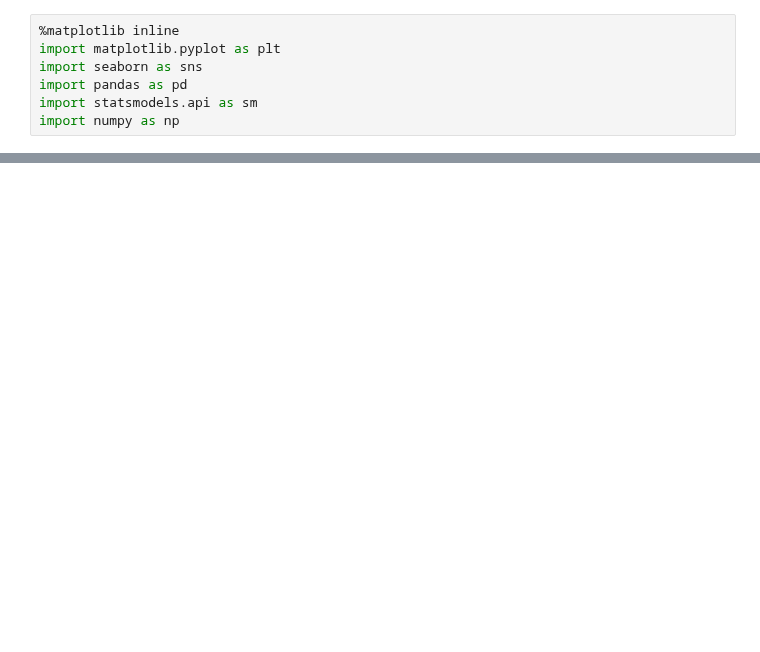
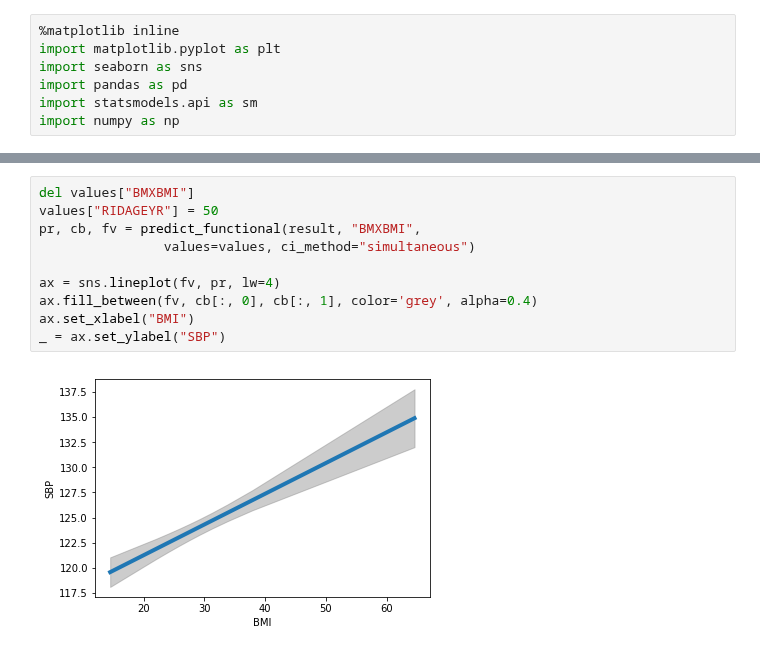
Before and after one commit to kshedden/statswpy_temp, a Jupyter notebook: week3_nhanes.ipynb, the cells around one changed output, grey strips where cells are left out. Drawn from its saved outputs; the diff is of its cells as text; blank space fills up the shorter version.

```diff
--- a/week3_nhanes.ipynb
+++ b/week3_nhanes.ipynb
@@ -484,0 +419,12 @@ but this should become a possibility in the near future.
+# %%
+del values["BMXBMI"]
+values["RIDAGEYR"] = 50
+pr, cb, fv = predict_functional(result, "BMXBMI",
+                values=values, ci_method="simultaneous")
+
+ax = sns.lineplot(fv, pr, lw=4)
+ax.fill_between(fv, cb[:, 0], cb[:, 1], color='grey', alpha=0.4)
+ax.set_xlabel("BMI")
+_ = ax.set_ylabel("SBP")
+# %% [output]
+[figure, added]
```
Also changed, not shown: parts of 80 cells of this notebook.
